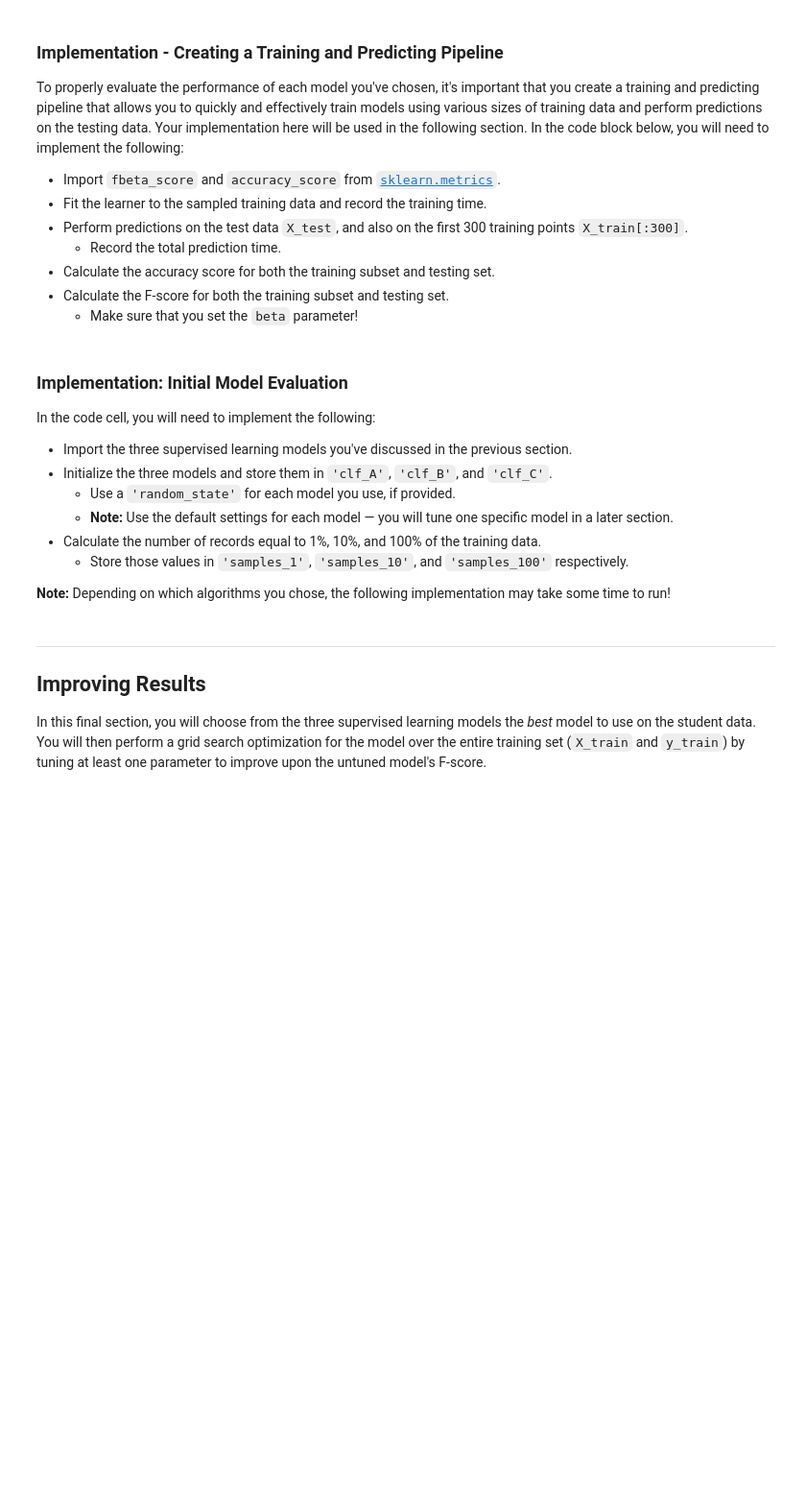
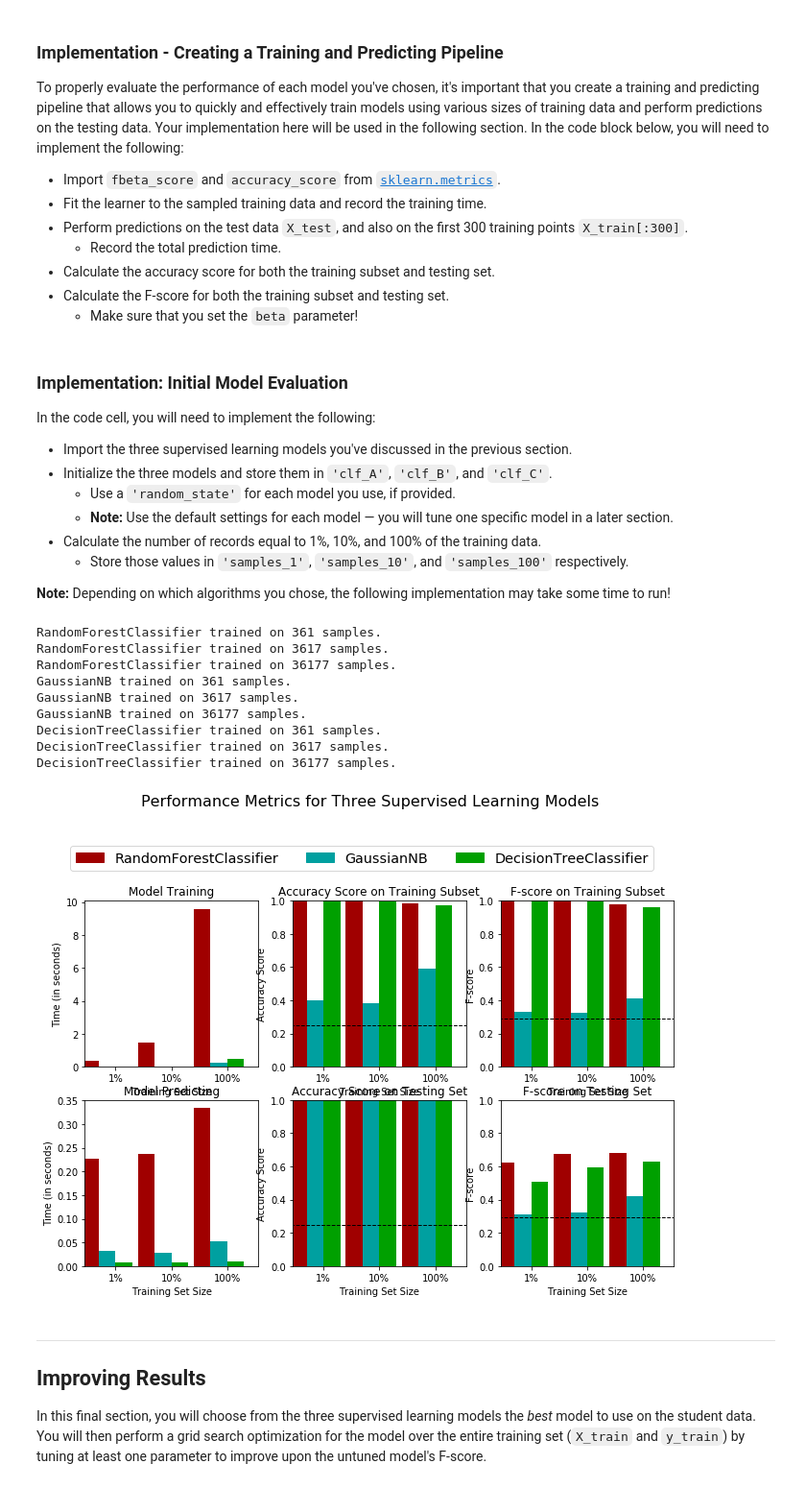
Before and after one commit to sameerkhan116/ML, a Jupyter notebook: finding_donors/finding_donors.ipynb, the cells around one changed output. Shown: that part at 96% size. Cells and saved outputs as stored; diff of their text form; code cells hidden in the pictures; blank space fills up the shorter version.

```diff
--- a/finding_donors/finding_donors.ipynb
+++ b/finding_donors/finding_donors.ipynb
@@ -165,7 +164,8 @@ Additionally, as with the non-numeric features, we need to convert the non-numer
 features_final = pd.get_dummies(features_log_minmax_transform)
 
 # TODO: Encode the 'income_raw' data to numerical values
-income = pd.get_dummies(income_raw)
+income = income_raw.apply(lambda x: 0 if x == '<=50K' else 1)
+# print(income)
 
 # Print the number of features after one-hot encoding
 encoded = list(features_final.columns)
@@ -290,6 +350,7 @@ In the code block below, you will need to implement the following:
    - Make sure that you set the `beta` parameter!
 # %%
 # TODO: Import two metrics from sklearn - fbeta_score and accuracy_score
+from sklearn.metrics import fbeta_score, accuracy_score
 
 def train_predict(learner, sample_size, X_train, y_train, X_test, y_test):
     '''
@@ -306,33 +367,34 @@ def train_predict(learner, sample_size, X_train, y_train, X_test, y_test):
 
     # TODO: Fit the learner to the training data using slicing with 'sample_size' using .fit(training_features[:], training_labels[:])
     start = time() # Get start time
-    learner = None
+    learner = learner.fit(X_train[:sample_size], y_train[:sample_size])
     end = time() # Get end time
 
     # TODO: Calculate the training time
-    results['train_time'] = None
+    results['train_time'] = end - start
 
     # TODO: Get the predictions on the test set(X_test),
     #       then get predictions on the first 300 training samples(X_train) using .predict()
     start = time() # Get start time
-    predictions_test = None
-    predictions_train = None
+    predictions_test = learner.predict(X_test)
+    predictions_train = learner.predict(X_train[:300])
     end = time() # Get end time
 
     # TODO: Calculate the total prediction time
-    results['pred_time'] = None
+    results['pred_time'] = end - start
 
     # TODO: Compute accuracy on the first 300 training samples which is y_train[:300]
-    results['acc_train'] = None
+    results['acc_train'] = np.sum(predictions_train == y_train[:300])/300
 
     # TODO: Compute accuracy on test set using accuracy_score()
-    results['acc_test'] = None
+    results['acc_test'] = np.sum(predictions_test == y_test)/300
 
+#     fbeta_score(y_true, y_pred, average='macro', beta=0.5)
     # TODO: Compute F-score on the the first 300 training samples using fbeta_score()
-    results['f_train'] = None
+    results['f_train'] = fbeta_score(y_train[:300], predictions_train, 0.5)
 
     # TODO: Compute F-score on the test set which is y_test
-    results['f_test'] = None
+    results['f_test'] = fbeta_score(y_test, predictions_test, 0.5)
 
     # Success
     print("{} trained on {} samples.".format(learner.__class__.__name__, sample_size))
@@ -352,31 +414,45 @@ In the code cell, you will need to implement the following:
 **Note:** Depending on which algorithms you chose, the following implementation may take some time to run!
 # %%
 # TODO: Import the three supervised learning models from sklearn
+from sklearn.tree import DecisionTreeClassifier
+from sklearn.naive_bayes import GaussianNB
+from sklearn.ensemble import RandomForestClassifier
 
 # TODO: Initialize the three models
-clf_A = None
-clf_B = None
-clf_C = None
+clf_A = RandomForestClassifier(random_state=10)
+clf_B = GaussianNB()
+clf_C = DecisionTreeClassifier(random_state=42)
 
 # TODO: Calculate the number of samples for 1%, 10%, and 100% of the training data
 # HINT: samples_100 is the entire training set i.e. len(y_train)
 # HINT: samples_10 is 10% of samples_100 (ensure to set the count of the values to be `int` and not `float`)
 # HINT: samples_1 is 1% of samples_100 (ensure to set the count of the values to be `int` and not `float`)
-samples_100 = None
-samples_10 = None
-samples_1 = None
+samples_100 = len(y_train)
+samples_10 = int(samples_100/10)
+samples_1 = int(samples_10/10)
 
 # Collect results on the learners
 results = {}
 for clf in [clf_A, clf_B, clf_C]:
     clf_name = clf.__class__.__name__
     results[clf_name] = {}
     for i, samples in enumerate([samples_1, samples_10, samples_100]):
         results[clf_name][i] = \
         train_predict(clf, samples, X_train, y_train, X_test, y_test)
 
 # Run metrics visualization for the three supervised learning models chosen
 vs.evaluate(results, accuracy, fscore)
+# %% [output]
+RandomForestClassifier trained on 361 samples.
+RandomForestClassifier trained on 3617 samples.
+RandomForestClassifier trained on 36177 samples.
+GaussianNB trained on 361 samples.
+GaussianNB trained on 3617 samples.
+GaussianNB trained on 36177 samples.
+DecisionTreeClassifier trained on 361 samples.
+DecisionTreeClassifier trained on 3617 samples.
+DecisionTreeClassifier trained on 36177 samples.
+[figure, added]
 # %% [markdown]
 ----
 ## Improving Results
```
Also changed, not shown: parts of 21 cells of this notebook, 3 other files.
